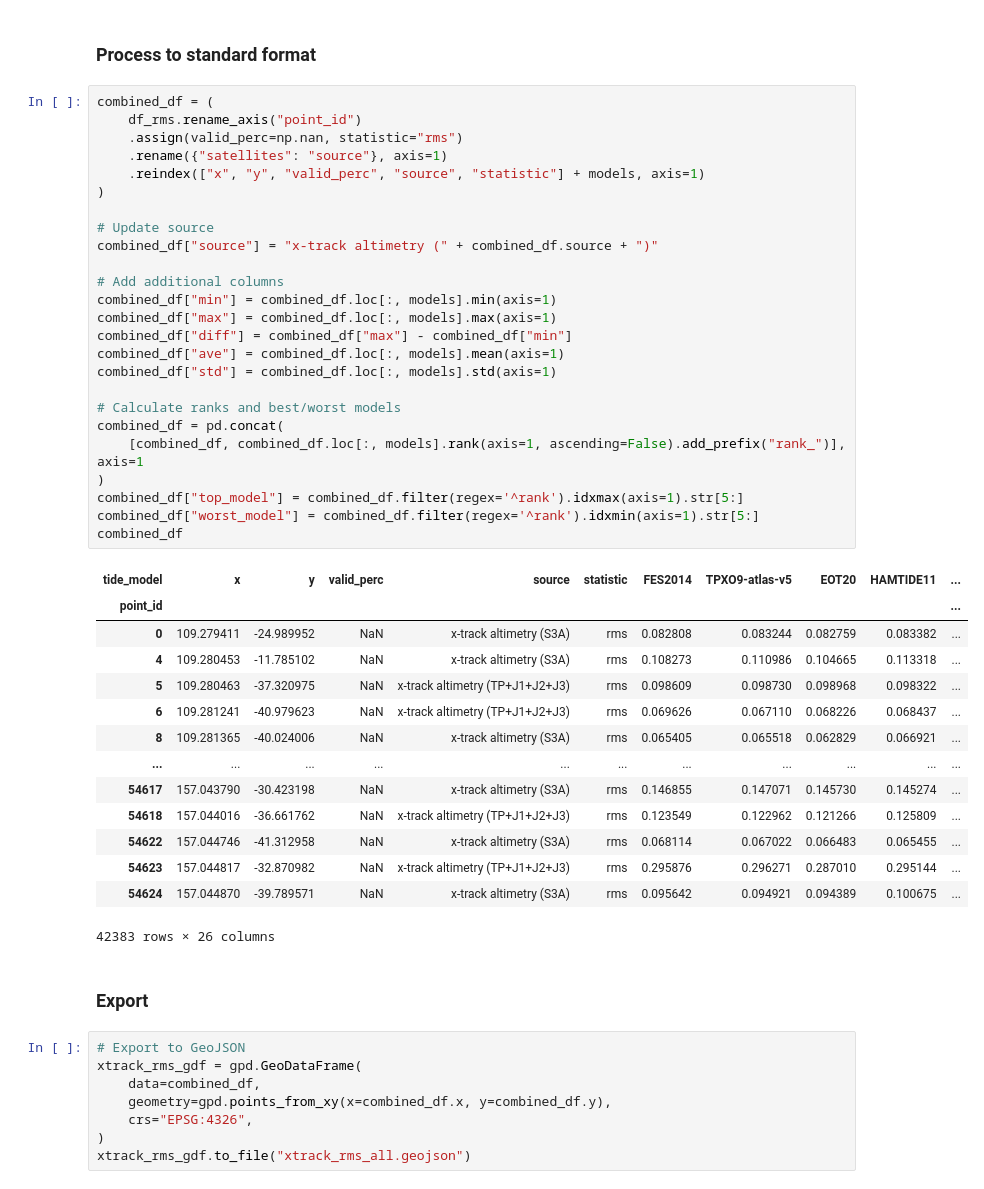
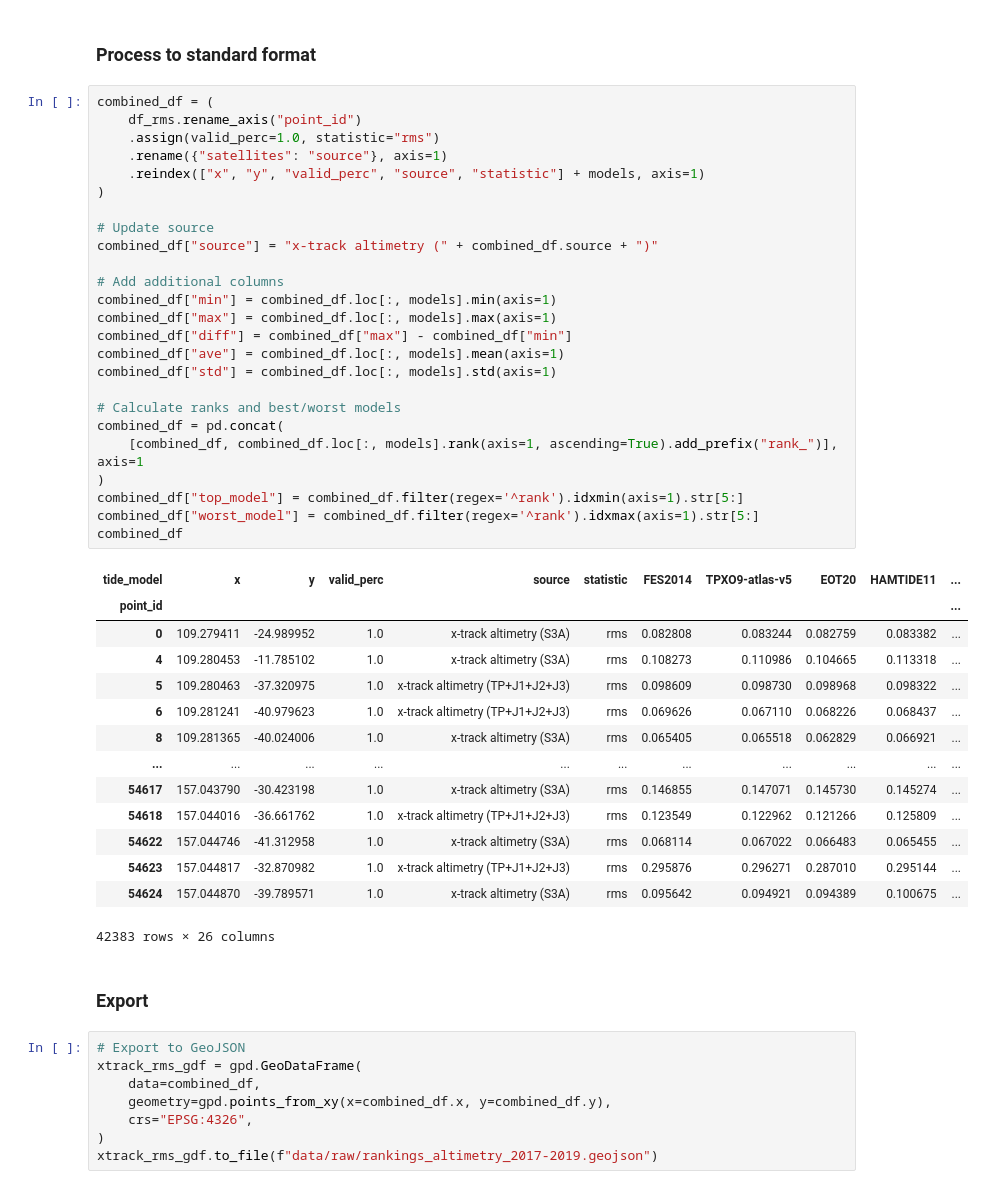
Before and after one commit to GeoscienceAustralia/dea-intertidal, a Jupyter notebook: notebooks/ensemble_tides/Coastal_altimetry_rankings.ipynb, the cells around one changed output. Saved outputs shown, nothing was run; the diff lists cells and outputs as text.

```diff
--- a/notebooks/tide_modelling/Coastal_altimetry_comparison.ipynb
+++ b/notebooks/ensemble_tides/Coastal_altimetry_rankings.ipynb
@@ -231,42 +238,42 @@ df_rms = df_rms.query("(start == 2017) & (end == 2019)")
 # %%
 combined_df = (
     df_rms.rename_axis("point_id")
-    .assign(valid_perc=np.nan, statistic="rms")
+    .assign(valid_perc=1.0, statistic="rms")
     .rename({"satellites": "source"}, axis=1)
     .reindex(["x", "y", "valid_perc", "source", "statistic"] + models, axis=1)
 )
 
 # Update source
 combined_df["source"] = "x-track altimetry (" + combined_df.source + ")"
 
 # Add additional columns
 combined_df["min"] = combined_df.loc[:, models].min(axis=1)
 combined_df["max"] = combined_df.loc[:, models].max(axis=1)
 combined_df["diff"] = combined_df["max"] - combined_df["min"]
 combined_df["ave"] = combined_df.loc[:, models].mean(axis=1)
 combined_df["std"] = combined_df.loc[:, models].std(axis=1)
 
 # Calculate ranks and best/worst models
 combined_df = pd.concat(
-    [combined_df, combined_df.loc[:, models].rank(axis=1, ascending=False).add_prefix("rank_")], axis=1
+    [combined_df, combined_df.loc[:, models].rank(axis=1, ascending=True).add_prefix("rank_")], axis=1
 )
-combined_df["top_model"] = combined_df.filter(regex='^rank').idxmax(axis=1).str[5:]
-combined_df["worst_model"] = combined_df.filter(regex='^rank').idxmin(axis=1).str[5:]
+combined_df["top_model"] = combined_df.filter(regex='^rank').idxmin(axis=1).str[5:]
+combined_df["worst_model"] = combined_df.filter(regex='^rank').idxmax(axis=1).str[5:]
 combined_df
 # %% [output]
 | tide_model | x | y | valid_perc | source | statistic | FES2014 | TPXO9-atlas-v5 | EOT20 | HAMTIDE11 | ... |
 | point_id |  |  |  |  |  |  |  |  |  | ... |
-| 0 | 109.279411 | -24.989952 | NaN | x-track altimetry (S3A) | rms | 0.082808 | 0.083244 | 0.082759 | 0.083382 | ... |
-| 4 | 109.280453 | -11.785102 | NaN | x-track altimetry (S3A) | rms | 0.108273 | 0.110986 | 0.104665 | 0.113318 | ... |
-| 5 | 109.280463 | -37.320975 | NaN | x-track altimetry (TP+J1+J2+J3) | rms | 0.098609 | 0.098730 | 0.098968 | 0.098322 | ... |
-| 6 | 109.281241 | -40.979623 | NaN | x-track altimetry (TP+J1+J2+J3) | rms | 0.069626 | 0.067110 | 0.068226 | 0.068437 | ... |
-| 8 | 109.281365 | -40.024006 | NaN | x-track altimetry (S3A) | rms | 0.065405 | 0.065518 | 0.062829 | 0.066921 | ... |
+| 0 | 109.279411 | -24.989952 | 1.0 | x-track altimetry (S3A) | rms | 0.082808 | 0.083244 | 0.082759 | 0.083382 | ... |
+| 4 | 109.280453 | -11.785102 | 1.0 | x-track altimetry (S3A) | rms | 0.108273 | 0.110986 | 0.104665 | 0.113318 | ... |
+| 5 | 109.280463 | -37.320975 | 1.0 | x-track altimetry (TP+J1+J2+J3) | rms | 0.098609 | 0.098730 | 0.098968 | 0.098322 | ... |
+| 6 | 109.281241 | -40.979623 | 1.0 | x-track altimetry (TP+J1+J2+J3) | rms | 0.069626 | 0.067110 | 0.068226 | 0.068437 | ... |
+| 8 | 109.281365 | -40.024006 | 1.0 | x-track altimetry (S3A) | rms | 0.065405 | 0.065518 | 0.062829 | 0.066921 | ... |
 | ... | ... | ... | ... | ... | ... | ... | ... | ... | ... | ... |
-| 54617 | 157.043790 | -30.423198 | NaN | x-track altimetry (S3A) | rms | 0.146855 | 0.147071 | 0.145730 | 0.145274 | ... |
-| 54618 | 157.044016 | -36.661762 | NaN | x-track altimetry (TP+J1+J2+J3) | rms | 0.123549 | 0.122962 | 0.121266 | 0.125809 | ... |
-| 54622 | 157.044746 | -41.312958 | NaN | x-track altimetry (S3A) | rms | 0.068114 | 0.067022 | 0.066483 | 0.065455 | ... |
-| 54623 | 157.044817 | -32.870982 | NaN | x-track altimetry (TP+J1+J2+J3) | rms | 0.295876 | 0.296271 | 0.287010 | 0.295144 | ... |
-| 54624 | 157.044870 | -39.789571 | NaN | x-track altimetry (S3A) | rms | 0.095642 | 0.094921 | 0.094389 | 0.100675 | ... |
+| 54617 | 157.043790 | -30.423198 | 1.0 | x-track altimetry (S3A) | rms | 0.146855 | 0.147071 | 0.145730 | 0.145274 | ... |
+| 54618 | 157.044016 | -36.661762 | 1.0 | x-track altimetry (TP+J1+J2+J3) | rms | 0.123549 | 0.122962 | 0.121266 | 0.125809 | ... |
+| 54622 | 157.044746 | -41.312958 | 1.0 | x-track altimetry (S3A) | rms | 0.068114 | 0.067022 | 0.066483 | 0.065455 | ... |
+| 54623 | 157.044817 | -32.870982 | 1.0 | x-track altimetry (TP+J1+J2+J3) | rms | 0.295876 | 0.296271 | 0.287010 | 0.295144 | ... |
+| 54624 | 157.044870 | -39.789571 | 1.0 | x-track altimetry (S3A) | rms | 0.095642 | 0.094921 | 0.094389 | 0.100675 | ... |
 42383 rows × 26 columns
 # %% [markdown]
 ### Export
@@ -277,4 +284,4 @@ xtrack_rms_gdf = gpd.GeoDataFrame(
     geometry=gpd.points_from_xy(x=combined_df.x, y=combined_df.y),
     crs="EPSG:4326",
 )
-xtrack_rms_gdf.to_file("xtrack_rms_all.geojson")
+xtrack_rms_gdf.to_file(f"data/raw/rankings_altimetry_2017-2019.geojson")
```
Also changed, not shown: parts of 9 cells of this notebook, 6 other files.
